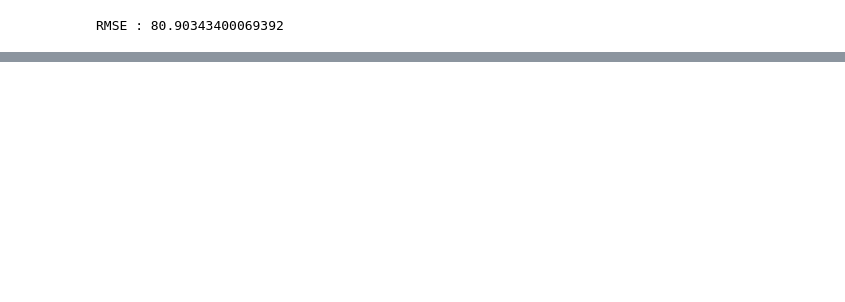
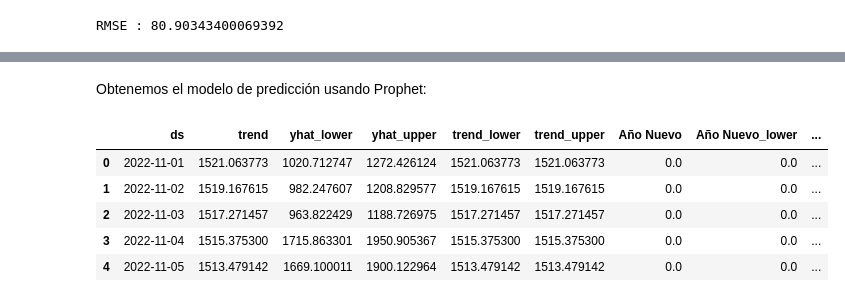
Before and after one commit to gar22891uvg/ProyectoFinalGRP4, a Jupyter notebook: Tarea Semana 3_GRP4_vfinal.ipynb, the cells around one changed output, grey strips where cells are left out. Saved outputs shown, nothing was run; the diff lists cells and outputs as text; code cells hidden in the pictures; blank space fills up the shorter version.

```diff
--- a/Tarea Semana 3_GRP4_vfinal.ipynb
+++ b/Tarea Semana 3_GRP4_vfinal.ipynb
@@ -615,0 +649,3 @@ Quitaremos Holidays
+# %%
+n = Prophet(holidays=holidays, interval_width=0.95, seasonality_mode='additive', weekly_seasonality=True)
+model = n.fit(train_data_pr)
@@ -615,0 +664,13 @@ Quitaremos Holidays
+# %% [markdown]
+Obtenemos el modelo de predicción usando Prophet:
+# %%
+future2 = n.make_future_dataframe(periods=30, freq='D',include_history=True)
+prophet_pred2 = n.predict(future2)
+prophet_pred2.head()
+# %% [output]
+|  | ds | trend | yhat_lower | yhat_upper | trend_lower | trend_upper | Año Nuevo | Año Nuevo_lower | ... |
+| 0 | 2022-11-01 | 1521.063773 | 1020.712747 | 1272.426124 | 1521.063773 | 1521.063773 | 0.0 | 0.0 | ... |
+| 1 | 2022-11-02 | 1519.167615 | 982.247607 | 1208.829577 | 1519.167615 | 1519.167615 | 0.0 | 0.0 | ... |
+| 2 | 2022-11-03 | 1517.271457 | 963.822429 | 1188.726975 | 1517.271457 | 1517.271457 | 0.0 | 0.0 | ... |
+| 3 | 2022-11-04 | 1515.375300 | 1715.863301 | 1950.905367 | 1515.375300 | 1515.375300 | 0.0 | 0.0 | ... |
+| 4 | 2022-11-05 | 1513.479142 | 1669.100011 | 1900.122964 | 1513.479142 | 1513.479142 | 0.0 | 0.0 | ... |
```
Also changed, not shown: parts of 53 cells of this notebook.
